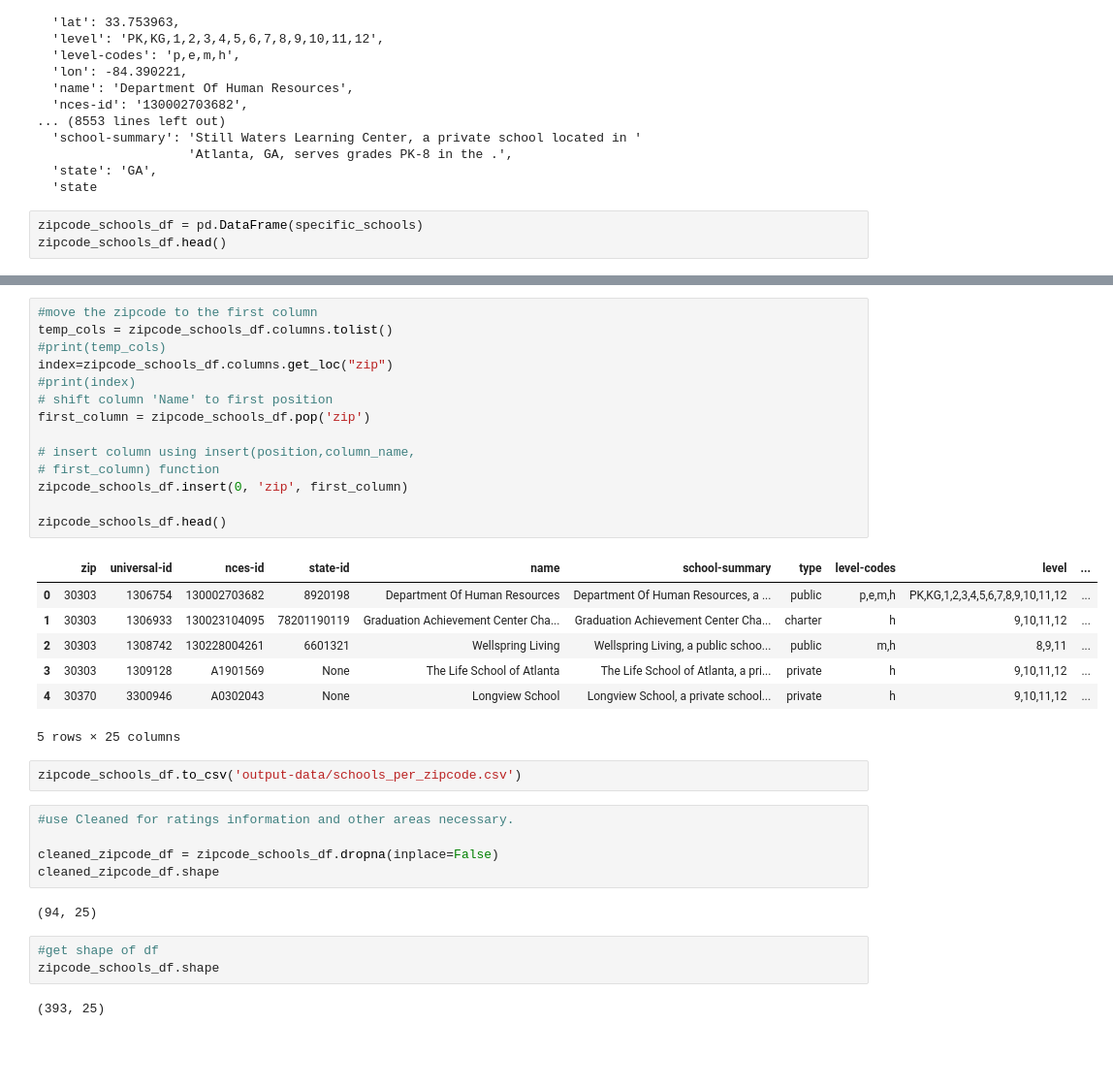
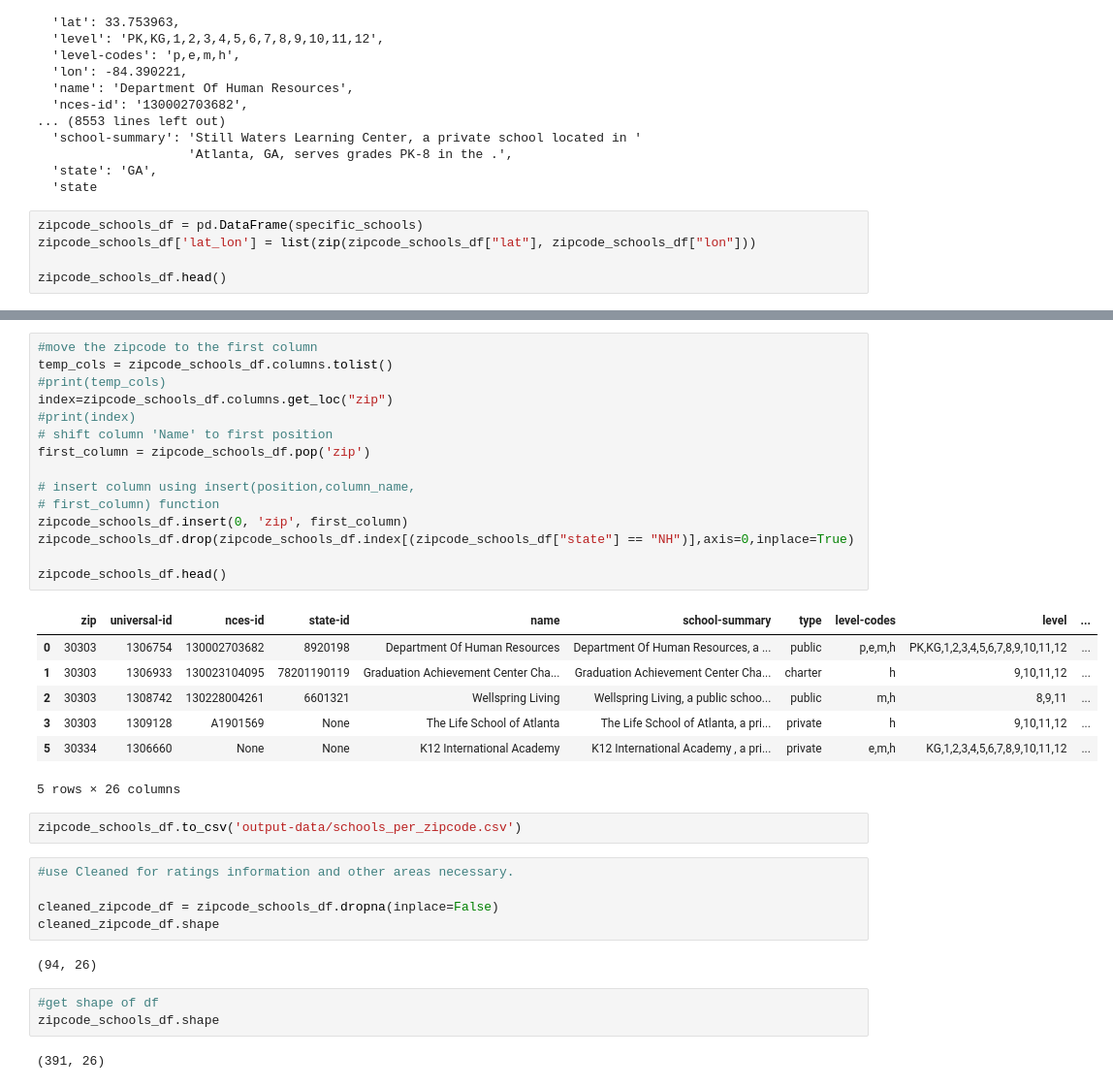
Before and after one commit to KellyPared/GT-Bootcamp-Atlanta_schoolsby_district, a Jupyter notebook: gt-greater-schools-kps.ipynb, the cells around one changed output, grey strips where cells are left out. Shown at 97% size. Saved outputs shown, nothing was run; the diff lists cells and outputs as text; blank space fills up the shorter version.

```diff
--- a/gt-greater-schools-kps.ipynb
+++ b/gt-greater-schools-kps.ipynb
@@ -130,6 +131,8 @@ pprint.pprint(specific_schools)
   'state
 # %%
 zipcode_schools_df = pd.DataFrame(specific_schools)
+zipcode_schools_df['lat_lon'] = list(zip(zipcode_schools_df["lat"], zipcode_schools_df["lon"]))
+
 zipcode_schools_df.head()
 # %% [output]
 |  | universal-id | nces-id | state-id | name | school-summary | type | level-codes | level | street | ... |
@@ -150,39 +158,40 @@ Index(['zip', 'universal-id', 'nces-id', 'state-id', 'name', 'school-summary',
 # %%
 #move the zipcode to the first column
 temp_cols = zipcode_schools_df.columns.tolist()
 #print(temp_cols)
 index=zipcode_schools_df.columns.get_loc("zip")
 #print(index)
 # shift column 'Name' to first position
 first_column = zipcode_schools_df.pop('zip')
 
 # insert column using insert(position,column_name,
 # first_column) function
 zipcode_schools_df.insert(0, 'zip', first_column)
+zipcode_schools_df.drop(zipcode_schools_df.index[(zipcode_schools_df["state"] == "NH")],axis=0,inplace=True)
 
 zipcode_schools_df.head()
 # %% [output]
 |  | zip | universal-id | nces-id | state-id | name | school-summary | type | level-codes | level | ... |
 | 0 | 30303 | 1306754 | 130002703682 | 8920198 | Department Of Human Resources | Department Of Human Resources, a ... | public | p,e,m,h | PK,KG,1,2,3,4,5,6,7,8,9,10,11,12 | ... |
 | 1 | 30303 | 1306933 | 130023104095 | 78201190119 | Graduation Achievement Center Cha... | Graduation Achievement Center Cha... | charter | h | 9,10,11,12 | ... |
 | 2 | 30303 | 1308742 | 130228004261 | 6601321 | Wellspring Living | Wellspring Living, a public schoo... | public | m,h | 8,9,11 | ... |
 | 3 | 30303 | 1309128 | A1901569 | None | The Life School of Atlanta | The Life School of Atlanta, a pri... | private | h | 9,10,11,12 | ... |
-| 4 | 30370 | 3300946 | A0302043 | None | Longview School | Longview School, a private school... | private | h | 9,10,11,12 | ... |
+| 5 | 30334 | 1306660 | None | None | K12 International Academy | K12 International Academy , a pri... | private | e,m,h | KG,1,2,3,4,5,6,7,8,9,10,11,12 | ... |
-5 rows × 25 columns
+5 rows × 26 columns
 # %%
 zipcode_schools_df.to_csv('output-data/schools_per_zipcode.csv')
-# %%
-#use Cleaned for ratings information and other areas necessary.
-
-cleaned_zipcode_df = zipcode_schools_df.dropna(inplace=False)
-cleaned_zipcode_df.shape
-# %% [output]
-(94, 25)
+# %%
+#use Cleaned for ratings information and other areas necessary.
+
+cleaned_zipcode_df = zipcode_schools_df.dropna(inplace=False)
+cleaned_zipcode_df.shape
+# %% [output]
+(94, 26)
 # %%
 #get shape of df
 zipcode_schools_df.shape
 # %% [output]
-(393, 25)
+(391, 26)
 # %%
 zipcode_schools_df.count()
 # %% [output]
```
Also changed, not shown: parts of 24 cells of this notebook, 4 other files.
